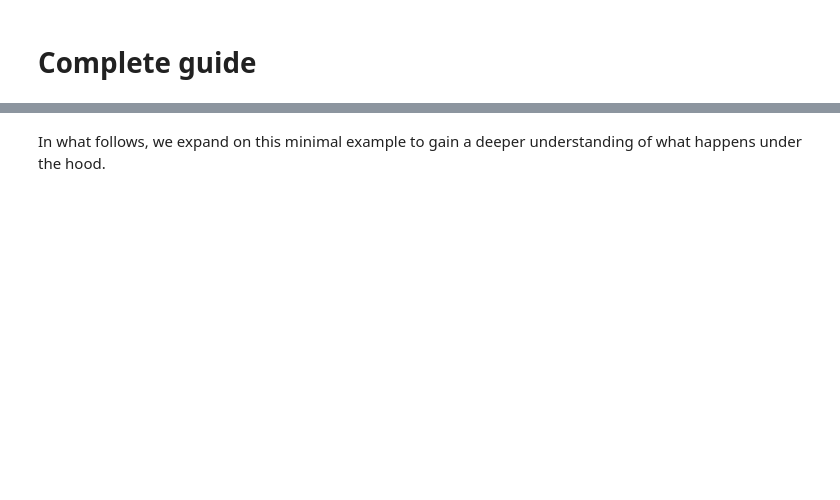
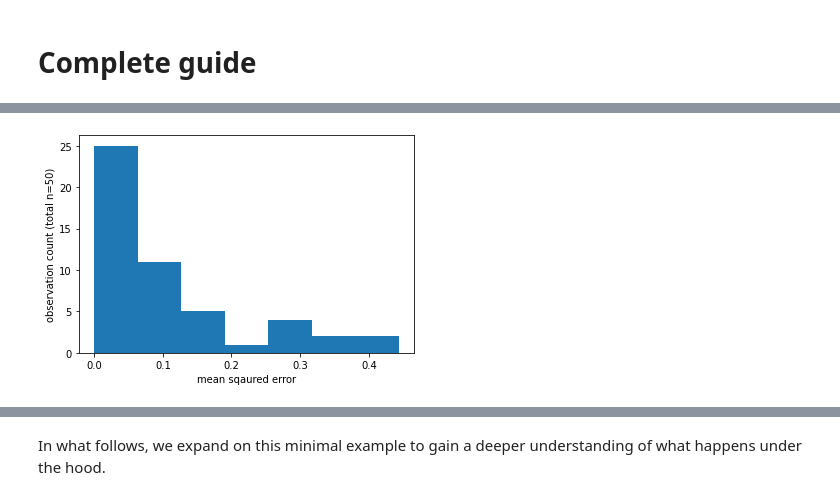
Before and after one commit to elucherini/t-recs, a Jupyter notebook: examples/diagnostics-experiments.ipynb, the cells around one changed output, grey strips where cells are left out. Saved outputs shown, nothing was run; the diff lists cells and outputs as text; code cells hidden in the pictures; blank space fills up the shorter version.

```diff
--- a/examples/diagnostics-experiments.ipynb
+++ b/examples/diagnostics-experiments.ipynb
@@ -247,0 +200,6 @@ def mse_histogram(model, split_indices=None):
+# %%
+mf.run(50)
+mf.train()
+mse_histogram(mf)
+# %% [output]
+[figure, added]
```
Also changed, not shown: parts of 20 cells of this notebook, 1 other file.
